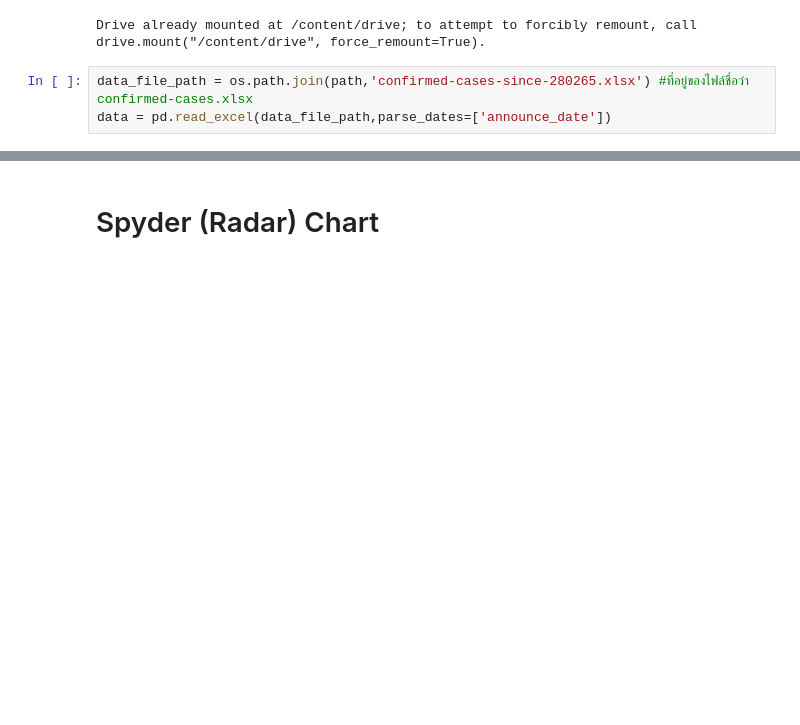
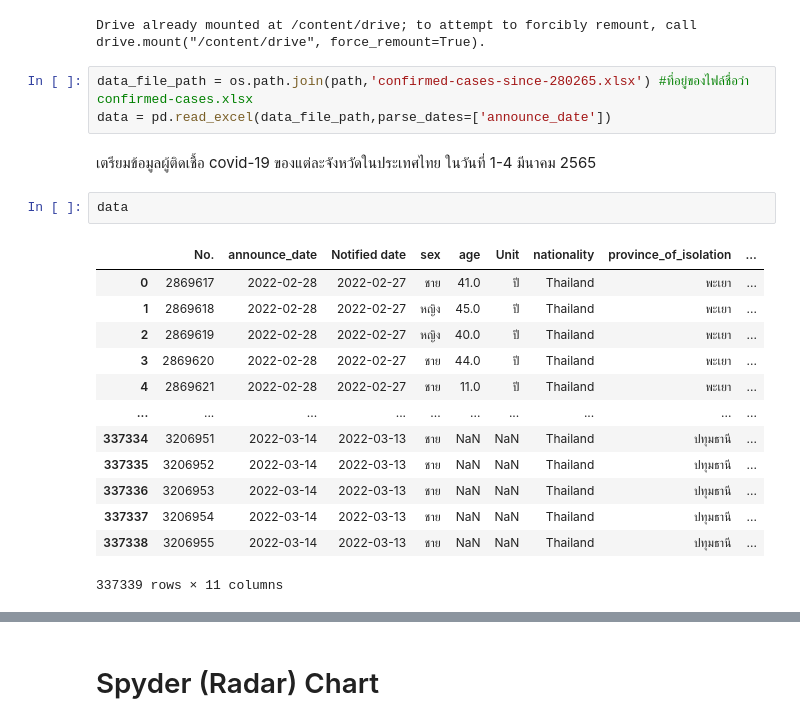
Before and after one commit to SupawadeeKhamthuy/data_viz_2022, a Jupyter notebook: DataViz04_Data_Comparison.ipynb, the cells around one changed output, grey strips where cells are left out. Saved outputs shown, nothing was run; the diff lists cells and outputs as text; blank space fills up the shorter version.

```diff
--- a/DataViz04_Data_Comparison.ipynb
+++ b/DataViz04_Data_Comparison.ipynb
@@ -389,3 +389,21 @@ Drive already mounted at /content/drive; to attempt to forcibly remount, call dr
 # %%
 data_file_path = os.path.join(path,'confirmed-cases-since-280265.xlsx') #ที่อยู่ของไฟล์ชื่อว่า confirmed-cases.xlsx
 data = pd.read_excel(data_file_path,parse_dates=['announce_date'])
+# %% [markdown]
+เตรียมข้อมูลผู้ติดเชื้อ covid-19 ของแต่ละจังหวัดในประเทศไทย ในวันที่ 1-4 มีนาคม 2565
+# %%
+data
+# %% [output]
+|  | No. | announce_date | Notified date | sex | age | Unit | nationality | province_of_isolation | ... |
+| 0 | 2869617 | 2022-02-28 | 2022-02-27 | ชาย | 41.0 | ปี | Thailand | พะเยา | ... |
+| 1 | 2869618 | 2022-02-28 | 2022-02-27 | หญิง | 45.0 | ปี | Thailand | พะเยา | ... |
+| 2 | 2869619 | 2022-02-28 | 2022-02-27 | หญิง | 40.0 | ปี | Thailand | พะเยา | ... |
+| 3 | 2869620 | 2022-02-28 | 2022-02-27 | ชาย | 44.0 | ปี | Thailand | พะเยา | ... |
+| 4 | 2869621 | 2022-02-28 | 2022-02-27 | ชาย | 11.0 | ปี | Thailand | พะเยา | ... |
+| ... | ... | ... | ... | ... | ... | ... | ... | ... | ... |
+| 337334 | 3206951 | 2022-03-14 | 2022-03-13 | ชาย | NaN | NaN | Thailand | ปทุมธานี | ... |
+| 337335 | 3206952 | 2022-03-14 | 2022-03-13 | ชาย | NaN | NaN | Thailand | ปทุมธานี | ... |
+| 337336 | 3206953 | 2022-03-14 | 2022-03-13 | ชาย | NaN | NaN | Thailand | ปทุมธานี | ... |
+| 337337 | 3206954 | 2022-03-14 | 2022-03-13 | ชาย | NaN | NaN | Thailand | ปทุมธานี | ... |
+| 337338 | 3206955 | 2022-03-14 | 2022-03-13 | ชาย | NaN | NaN | Thailand | ปทุมธานี | ... |
+337339 rows × 11 columns
```
Also changed, not shown: parts of 4 cells of this notebook.
